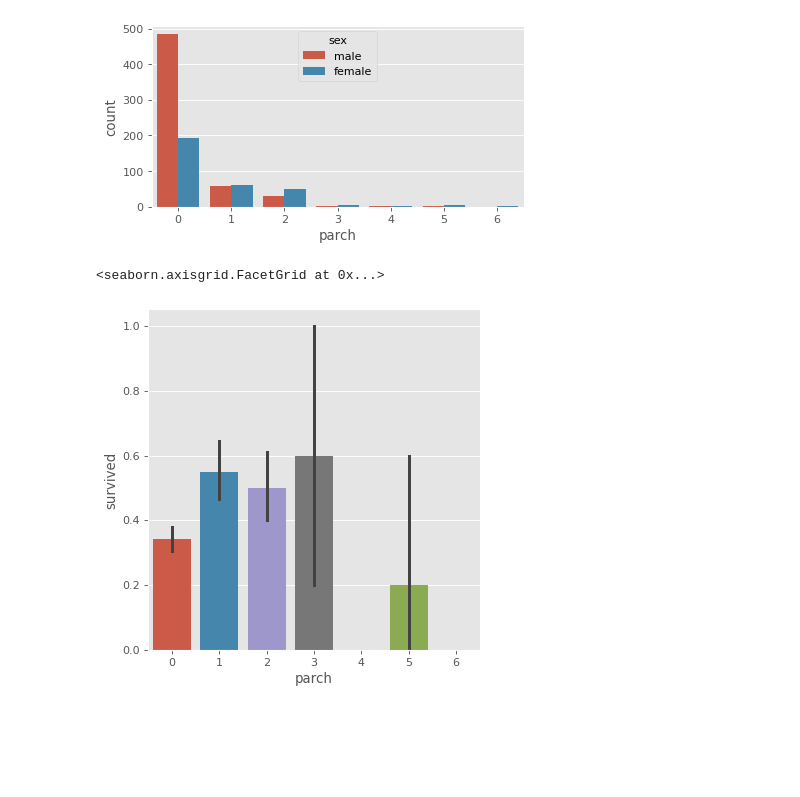
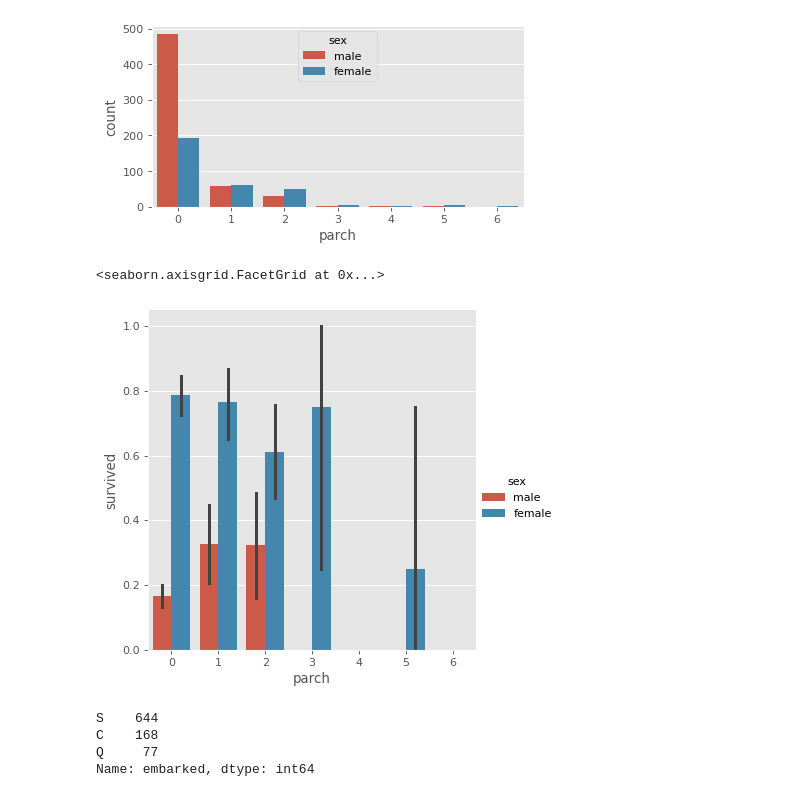
Before and after one commit to fadilparves/EDA, a Jupyter notebook: eda_titanic/titanic_eda.ipynb, the cells around one changed output. Drawn from its saved outputs; the diff is of its cells as text; code cells hidden in the pictures; blank space fills up the shorter version.

```diff
--- a/eda_titanic/titanic_eda.ipynb
+++ b/eda_titanic/titanic_eda.ipynb
@@ -316,7 +316,14 @@ sns.countplot('parch', data=titanic, hue='sex')
 <matplotlib.axes._subplots.AxesSubplot at 0x...>
 [figure]
 # %%
-sns.catplot(x='parch', y='survived', kind='bar',data=titanic)
+sns.catplot(x='parch', y='survived', kind='bar',data=titanic, hue='sex')
 # %% [output]
 <seaborn.axisgrid.FacetGrid at 0x...>
-[figure, old version]
+[figure, new version]
+# %%
+titanic['embarked'].value_counts()
+# %% [output]
+S    644
+C    168
+Q     77
+Name: embarked, dtype: int64
```
Also changed, not shown: parts of 4 cells of this notebook.
